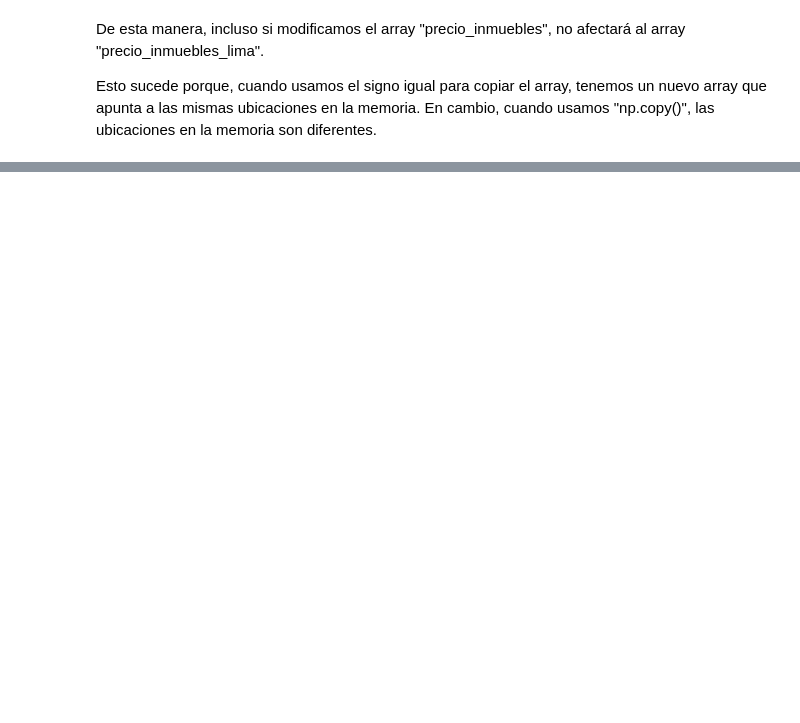
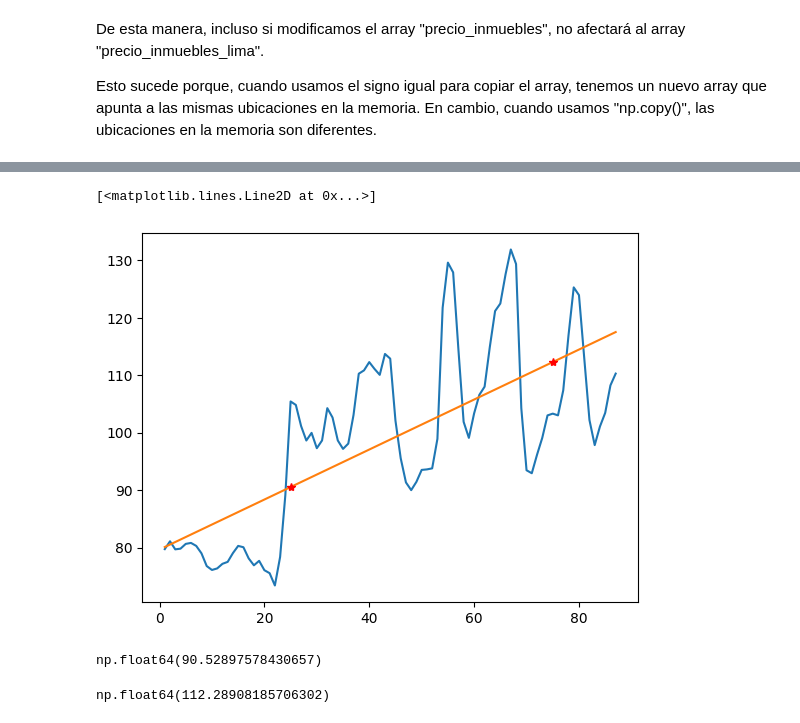
Before and after one commit to evs-11/Numpy-analisis-numerico-eficiente, a Jupyter notebook: Numpy.ipynb, the cells around one changed output, grey strips where cells are left out. Drawn from its saved outputs; the diff is of its cells as text; code cells hidden in the pictures; blank space fills up the shorter version.

```diff
--- a/Numpy.ipynb
+++ b/Numpy.ipynb
@@ -429,0 +512,22 @@ Esto sucede porque, cuando usamos el signo igual para copiar el array, tenemos u
+# %%
+#Si queremos ver el valor de enero 2015 es el mes 25
+
+plt.plot(fechas,Moscu)
+plt.plot(x,y)
+plt.plot(25,a*25+b,'*r')   #el valor de Y en enero(25) es a por mes 25 + coeficiente de intersección y gráfico en estrellas rojas
+plt.plot(75,a*75+b,'*r')
+# %% [output]
+[<matplotlib.lines.Line2D at 0x...>]
+[figure, added]
+# %%
+#si queremos el valor de la manzana en la marca de estrellita
+
+a*25+b
+# %% [output]
+np.float64(90.52897578430657)
+# %%
+# si queremos saber el valor de la manzana en el mes 75. Es en función de X
+
+a*75+b
+# %% [output]
+np.float64(112.28908185706302)
```
Also changed, not shown: parts of 46 cells of this notebook.
